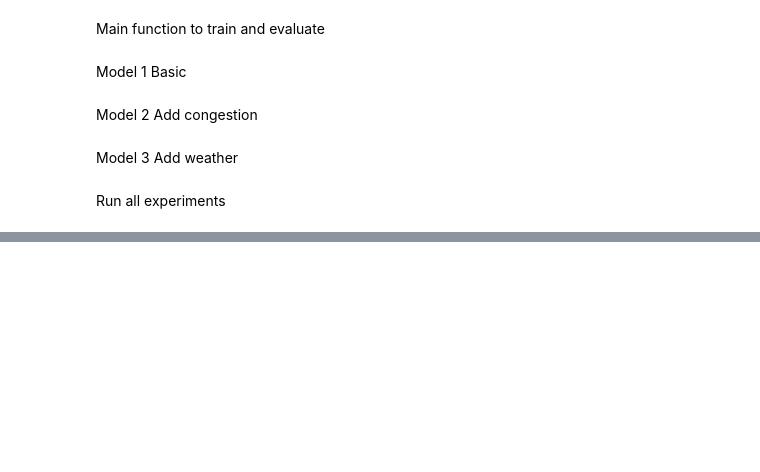
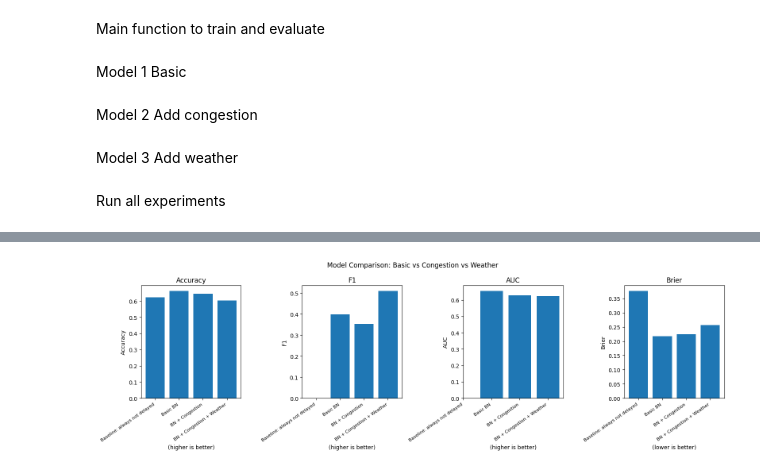
Before and after one commit to jkhlin/flight-delay, a Jupyter notebook: flight_delay.ipynb, the cells around one changed output, grey strips where cells are left out. Saved outputs shown, nothing was run; the diff lists cells and outputs as text; code cells hidden in the pictures; blank space fills up the shorter version.

```diff
--- a/flight_delay.ipynb
+++ b/flight_delay.ipynb
@@ -366,0 +408,19 @@ plt.show()
+# %%
+metrics = ["Accuracy", "F1", "AUC", "Brier"]
+fig, axes = plt.subplots(1, 4, figsize=(16, 5))
+
+for ax, metric in zip(axes, metrics):
+    bars = ax.bar(results_df["Model"], results_df[metric])
+    ax.set_title(metric)
+    ax.set_ylabel(metric)
+    ax.set_xticks(range(len(results_df["Model"])))
+    ax.set_xticklabels(results_df["Model"], rotation=35, ha="right", fontsize=8)
+    better = "lower" if metric == "Brier" else "higher"
+    ax.set_xlabel(f"({better} is better)")
+
+plt.suptitle("Model Comparison: Basic vs Congestion vs Weather")
+plt.tight_layout()
+plt.savefig("outputs/model_comparison.png")
+plt.show()
+# %% [output]
+[figure, added]
```
Also changed, not shown: parts of 7 cells of this notebook, 4 other files.
